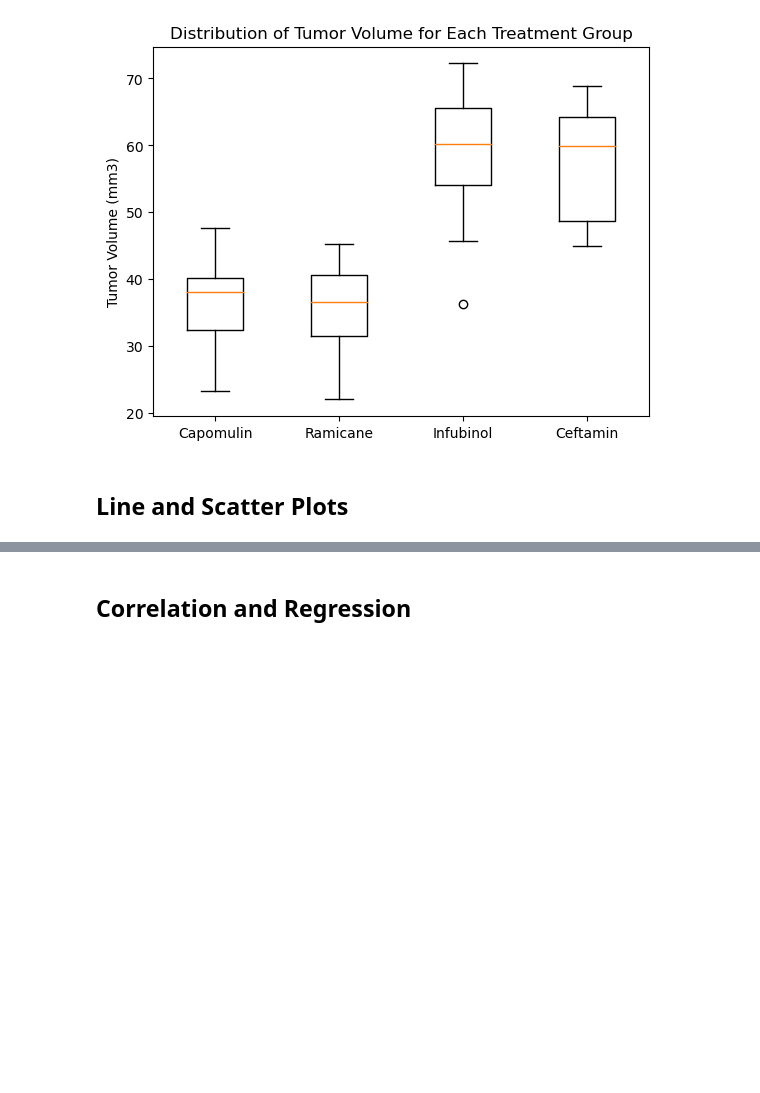
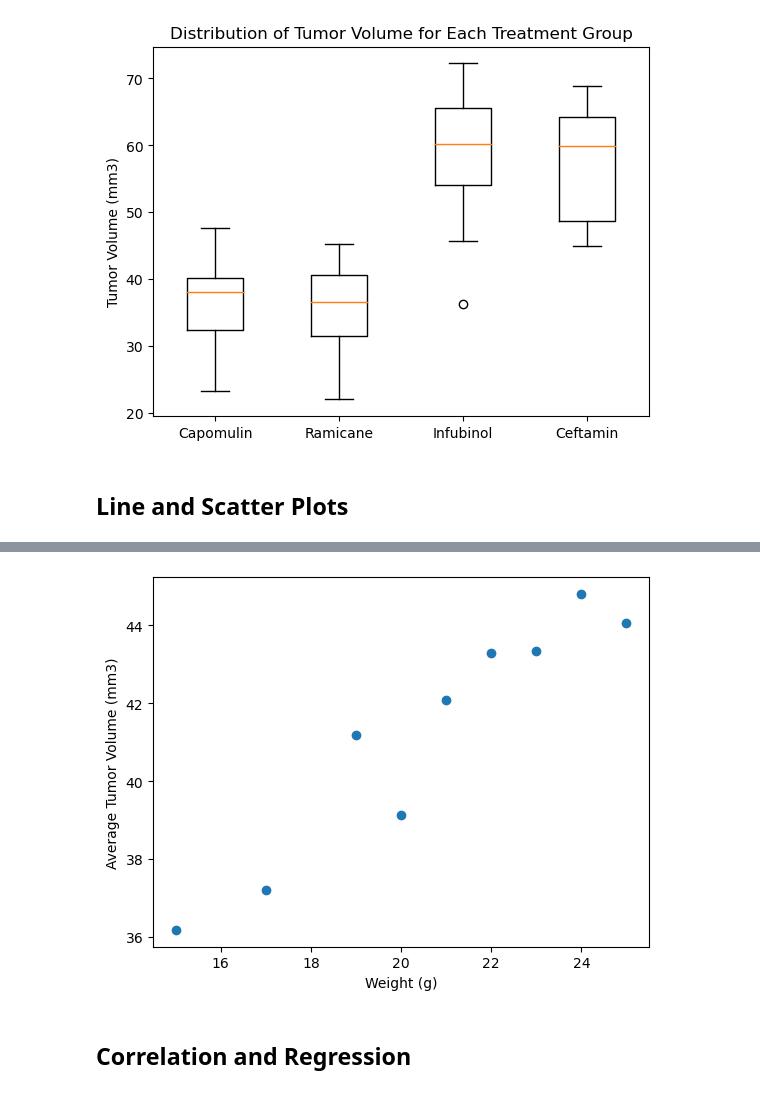
Before and after one commit to JCovarrubias236/matplotlib-challenge, a Jupyter notebook: Starter_Code/Pymaceuticals/pymaceuticals_starter.ipynb, the cells around one changed output, grey strips where cells are left out. Cells and saved outputs as stored; diff of their text form; code cells hidden in the pictures; blank space fills up the shorter version.

```diff
--- a/Starter_Code/Pymaceuticals/pymaceuticals_starter.ipynb
+++ b/Starter_Code/Pymaceuticals/pymaceuticals_starter.ipynb
@@ -250,2 +274,18 @@ plt.show()
+# %%
+# Generate a scatter plot of mouse weight vs. the average observed tumor volume for the entire Capomulin regimen
+# Find all mice with the Drug Regimen Capomulin
+capomulin = clean_df.loc[clean_df["Drug Regimen"] == 'Capomulin', :]
+capomulin
+
+# Generate a scatter plot of mouse weight vs. the average observed tumor volume for the entire Capomulin regimen
+# I had to average the tumor volume and weight or I would get an error that the lengths were not equal
+average_tumor_volume = capomulin.groupby("Weight (g)")["Tumor Volume (mm3)"].mean().reset_index()
+
+plt.scatter(average_tumor_volume["Weight (g)"], average_tumor_volume["Tumor Volume (mm3)"])
+plt.xlabel("Weight (g)")
+plt.ylabel("Average Tumor Volume (mm3)")
+plt.show()
+# %% [output]
+[figure, added]
 # %% [markdown]
 ## Correlation and Regression
```
Also changed, not shown: parts of 7 cells of this notebook.
